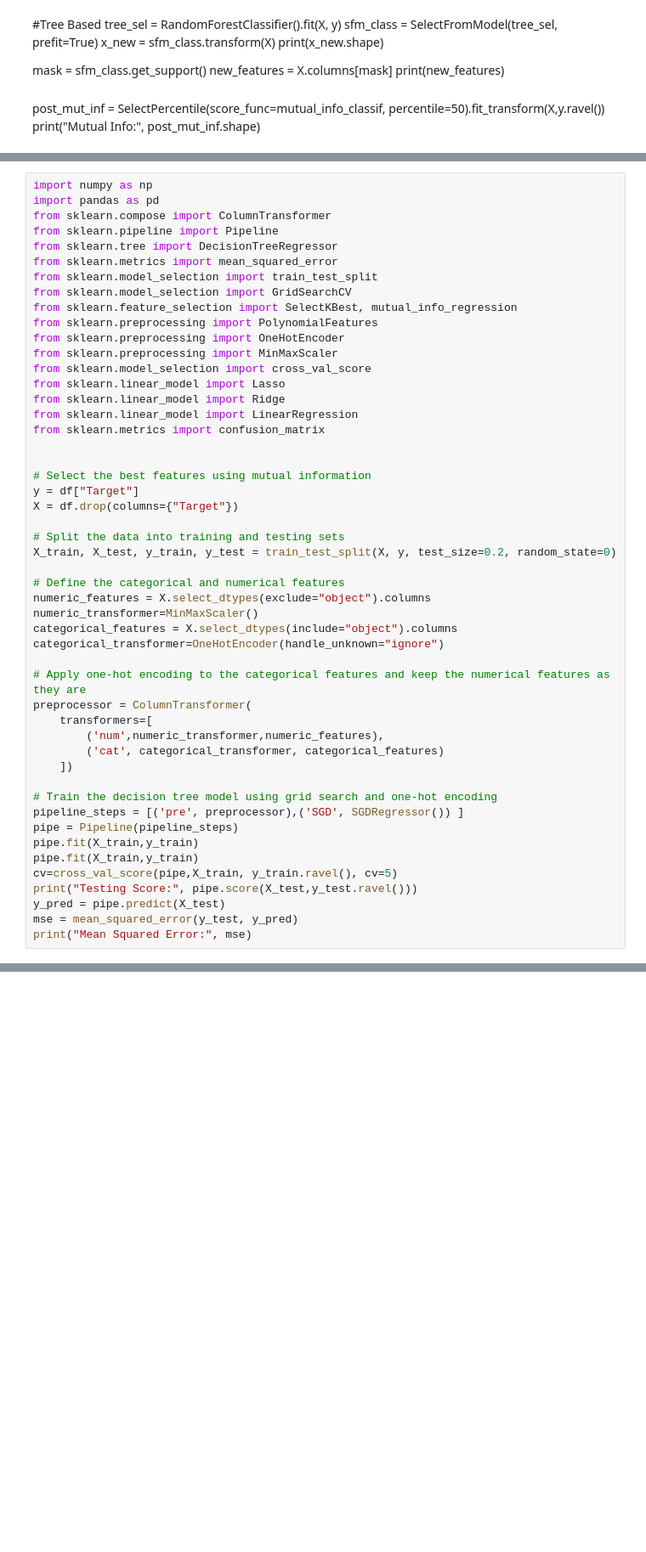
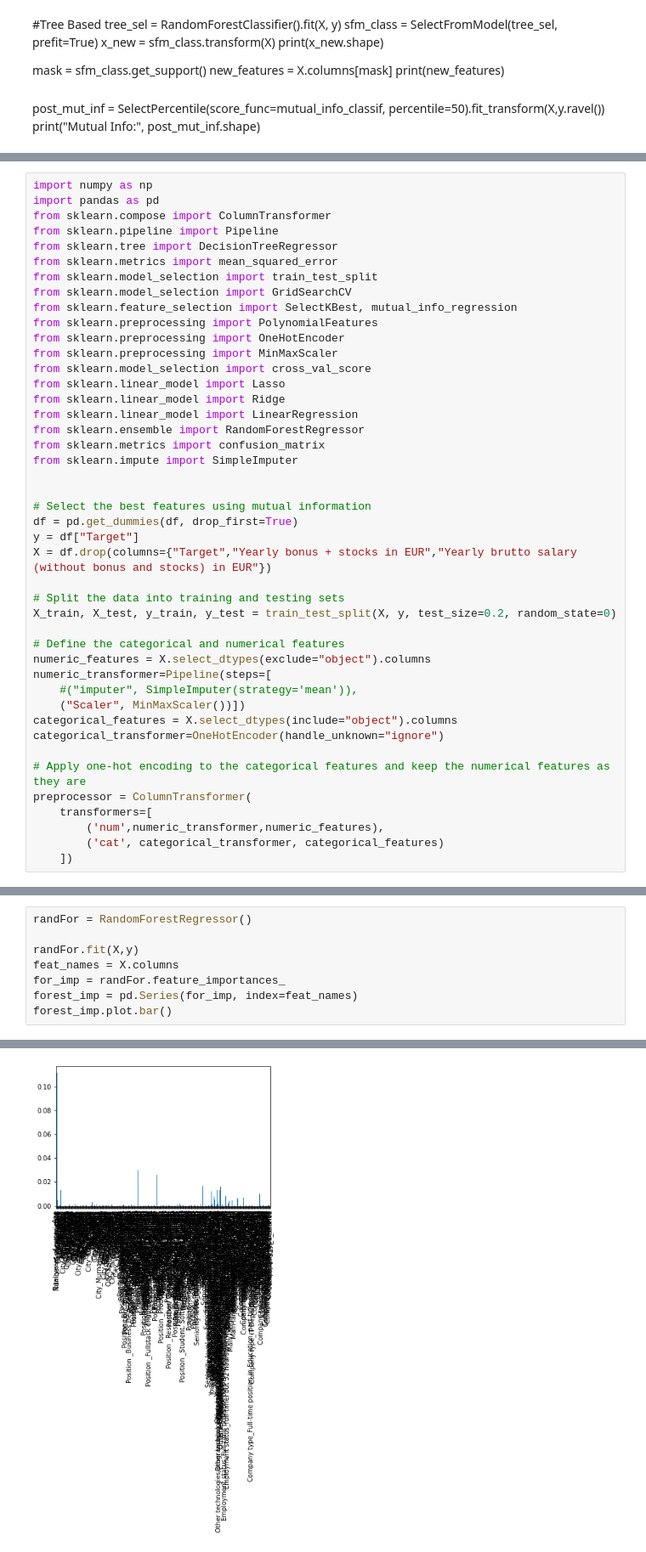
Before and after one commit to zareeiant/ItML_Asn_2_Students, a Jupyter notebook: Lost.ipynb, the cells around one changed output, grey strips where cells are left out. Shown at 85% size. Drawn from its saved outputs; the diff is of its cells as text; blank space fills up the shorter version.

```diff
--- a/Lost.ipynb
+++ b/Lost.ipynb
@@ -411,19 +411,24 @@ from sklearn.model_selection import cross_val_score
 from sklearn.linear_model import Lasso
 from sklearn.linear_model import Ridge
 from sklearn.linear_model import LinearRegression
+from sklearn.ensemble import RandomForestRegressor
 from sklearn.metrics import confusion_matrix
+from sklearn.impute import SimpleImputer
 
 
 # Select the best features using mutual information
+df = pd.get_dummies(df, drop_first=True)
 y = df["Target"]
-X = df.drop(columns={"Target"})
+X = df.drop(columns={"Target","Yearly bonus + stocks in EUR","Yearly brutto salary (without bonus and stocks) in EUR"})
 
 # Split the data into training and testing sets
 X_train, X_test, y_train, y_test = train_test_split(X, y, test_size=0.2, random_state=0)
 
 # Define the categorical and numerical features
 numeric_features = X.select_dtypes(exclude="object").columns
-numeric_transformer=MinMaxScaler()
+numeric_transformer=Pipeline(steps=[
+    #("imputer", SimpleImputer(strategy='mean')),
+    ("Scaler", MinMaxScaler())])
 categorical_features = X.select_dtypes(include="object").columns
 categorical_transformer=OneHotEncoder(handle_unknown="ignore")
 
@@ -433,14 +438,3 @@ preprocessor = ColumnTransformer(
         ('num',numeric_transformer,numeric_features),
         ('cat', categorical_transformer, categorical_features)
     ])
-
-# Train the decision tree model using grid search and one-hot encoding
-pipeline_steps = [('pre', preprocessor),('SGD', SGDRegressor()) ]
-pipe = Pipeline(pipeline_steps)
-pipe.fit(X_train,y_train)
-pipe.fit(X_train,y_train)
-cv=cross_val_score(pipe,X_train, y_train.ravel(), cv=5)
-print("Testing Score:", pipe.score(X_test,y_test.ravel()))
-y_pred = pipe.predict(X_test)
-mse = mean_squared_error(y_test, y_pred)
-print("Mean Squared Error:", mse)
@@ -449,0 +561,9 @@ Mean Squared Error: 118921871.141188
+# %%
+randFor = RandomForestRegressor()
+
+randFor.fit(X,y)
+feat_names = X.columns
+for_imp = randFor.feature_importances_
+forest_imp = pd.Series(for_imp, index=feat_names)
+forest_imp.plot.bar()
+# %% [output]
@@ -449,0 +571 @@ Mean Squared Error: 118921871.141188
+[figure, added]
```
Also changed, not shown: parts of 14 cells of this notebook.
